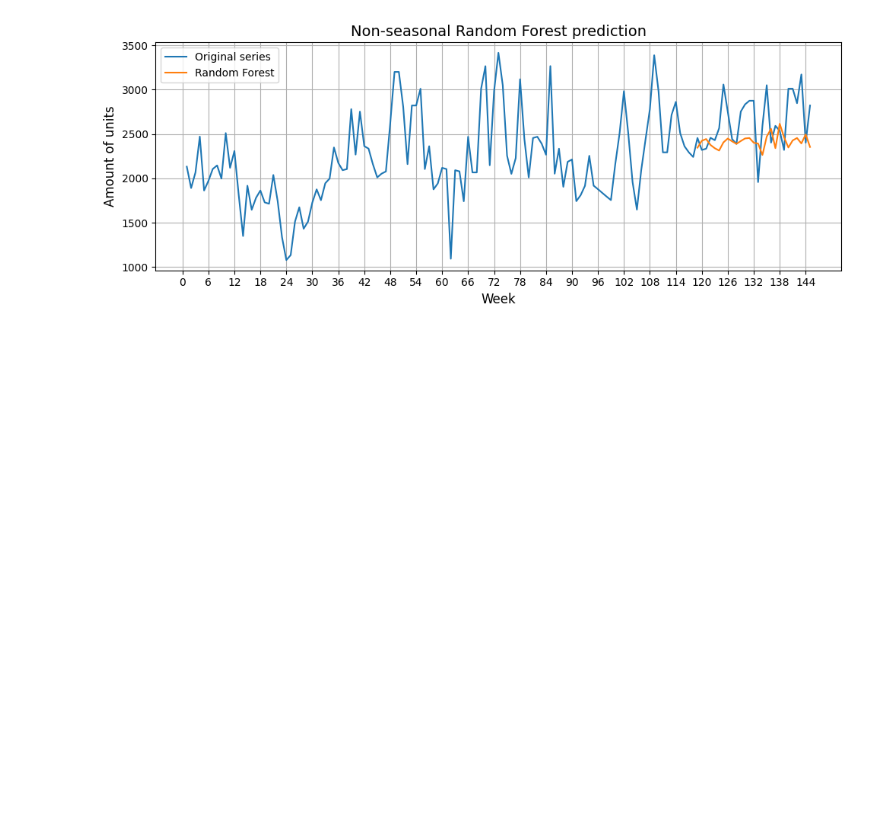
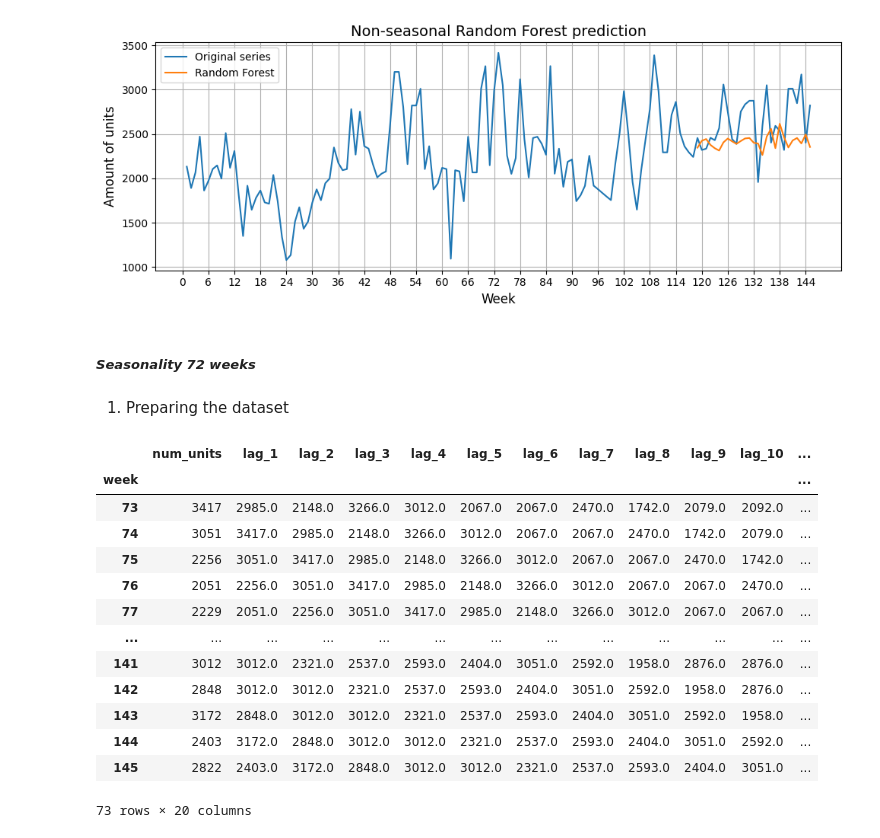
Before and after one commit to AwanRaskall/ml-demand-driven-order-planning, a Jupyter notebook: product_demand_prediction.ipynb, the cells around one changed output. Cells and saved outputs as stored; diff of their text form; code cells hidden in the pictures; blank space fills up the shorter version.

```diff
--- a/product_demand_prediction.ipynb
+++ b/product_demand_prediction.ipynb
@@ -1175,3 +1177,40 @@ y_pred_forest = pd.Series(y_pred_forest, index = X_test_forest.index)
 plot_graph(df_work['num_units'], y_pred_forest, title = 'Non-seasonal Random Forest prediction', labels = ['Original series', 'Random Forest'], legend = True)
 # %% [output]
 [figure]
+# %% [markdown]
+##### _Seasonality 72 weeks_
+# %% [markdown]
+1. Preparing the dataset
+# %%
+df_forest_seas = df_work.copy()
+
+for lag in range(1, 15):
+    df_forest_seas[f'lag_{lag}'] = df_forest_seas['num_units'].shift(lag)
+
+df_forest_seas['roll_mean_3'] = df_forest_seas['num_units'].rolling(window=3).mean().shift(1)
+df_forest_seas['roll_std_7'] = df_forest_seas['num_units'].rolling(window=7).std().shift(1)
+
+# Add seasonality
+df_forest_seas[f'seasonal_72'] = df_forest_seas['num_units'].shift(72)
+
+df_forest_seas = df_forest_seas.dropna()
+
+df_forest_seas['sin72'] = np.sin(2*np.pi*np.arange(len(df_forest_seas))/period)
+df_forest_seas['cos72'] = np.cos(2*np.pi*np.arange(len(df_forest_seas))/period)
+
+df_forest_seas
+# %% [output]
+|  | num_units | lag_1 | lag_2 | lag_3 | lag_4 | lag_5 | lag_6 | lag_7 | lag_8 | lag_9 | lag_10 | ... |
+| week |  |  |  |  |  |  |  |  |  |  |  | ... |
+| 73 | 3417 | 2985.0 | 2148.0 | 3266.0 | 3012.0 | 2067.0 | 2067.0 | 2470.0 | 1742.0 | 2079.0 | 2092.0 | ... |
+| 74 | 3051 | 3417.0 | 2985.0 | 2148.0 | 3266.0 | 3012.0 | 2067.0 | 2067.0 | 2470.0 | 1742.0 | 2079.0 | ... |
+| 75 | 2256 | 3051.0 | 3417.0 | 2985.0 | 2148.0 | 3266.0 | 3012.0 | 2067.0 | 2067.0 | 2470.0 | 1742.0 | ... |
+| 76 | 2051 | 2256.0 | 3051.0 | 3417.0 | 2985.0 | 2148.0 | 3266.0 | 3012.0 | 2067.0 | 2067.0 | 2470.0 | ... |
+| 77 | 2229 | 2051.0 | 2256.0 | 3051.0 | 3417.0 | 2985.0 | 2148.0 | 3266.0 | 3012.0 | 2067.0 | 2067.0 | ... |
+| ... | ... | ... | ... | ... | ... | ... | ... | ... | ... | ... | ... | ... |
+| 141 | 3012 | 3012.0 | 2321.0 | 2537.0 | 2593.0 | 2404.0 | 3051.0 | 2592.0 | 1958.0 | 2876.0 | 2876.0 | ... |
+| 142 | 2848 | 3012.0 | 3012.0 | 2321.0 | 2537.0 | 2593.0 | 2404.0 | 3051.0 | 2592.0 | 1958.0 | 2876.0 | ... |
+| 143 | 3172 | 2848.0 | 3012.0 | 3012.0 | 2321.0 | 2537.0 | 2593.0 | 2404.0 | 3051.0 | 2592.0 | 1958.0 | ... |
+| 144 | 2403 | 3172.0 | 2848.0 | 3012.0 | 3012.0 | 2321.0 | 2537.0 | 2593.0 | 2404.0 | 3051.0 | 2592.0 | ... |
+| 145 | 2822 | 2403.0 | 3172.0 | 2848.0 | 3012.0 | 3012.0 | 2321.0 | 2537.0 | 2593.0 | 2404.0 | 3051.0 | ... |
+73 rows × 20 columns
```
Also changed, not shown: parts of 10 cells of this notebook.
